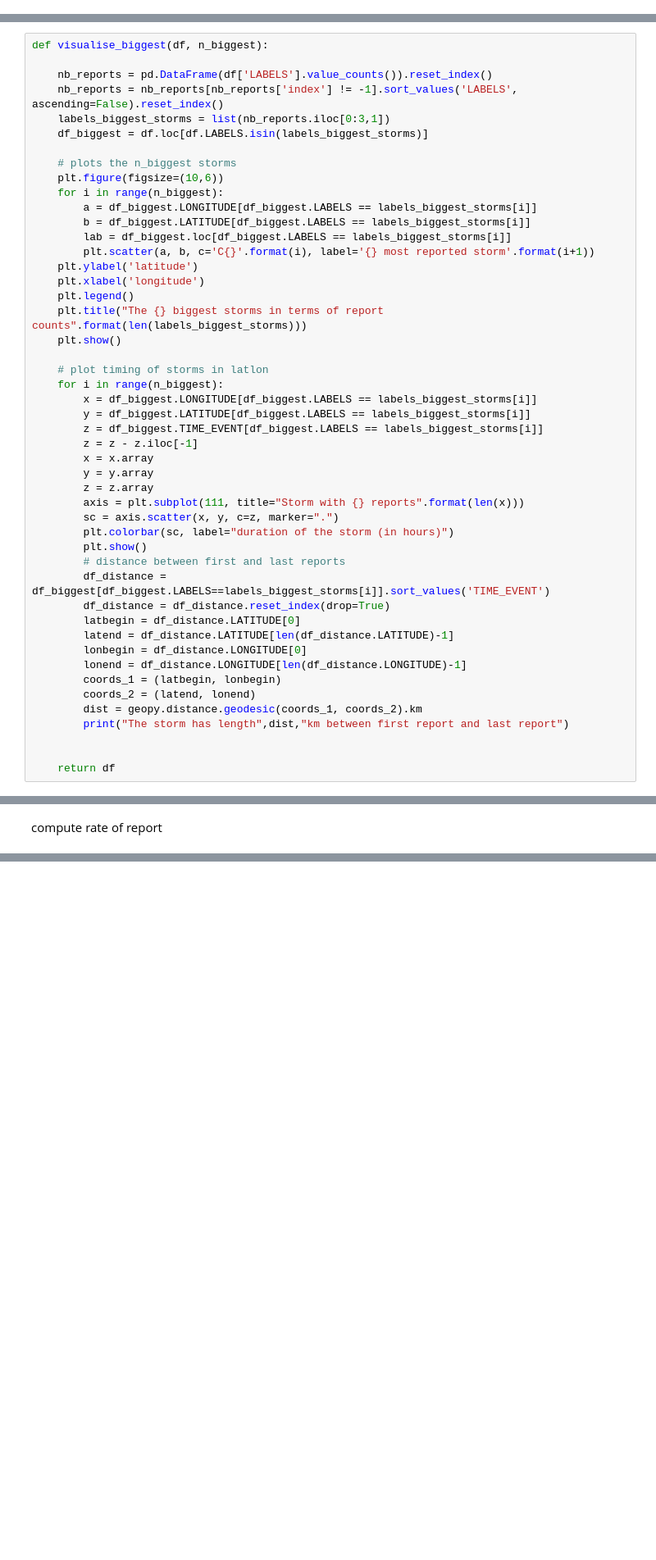
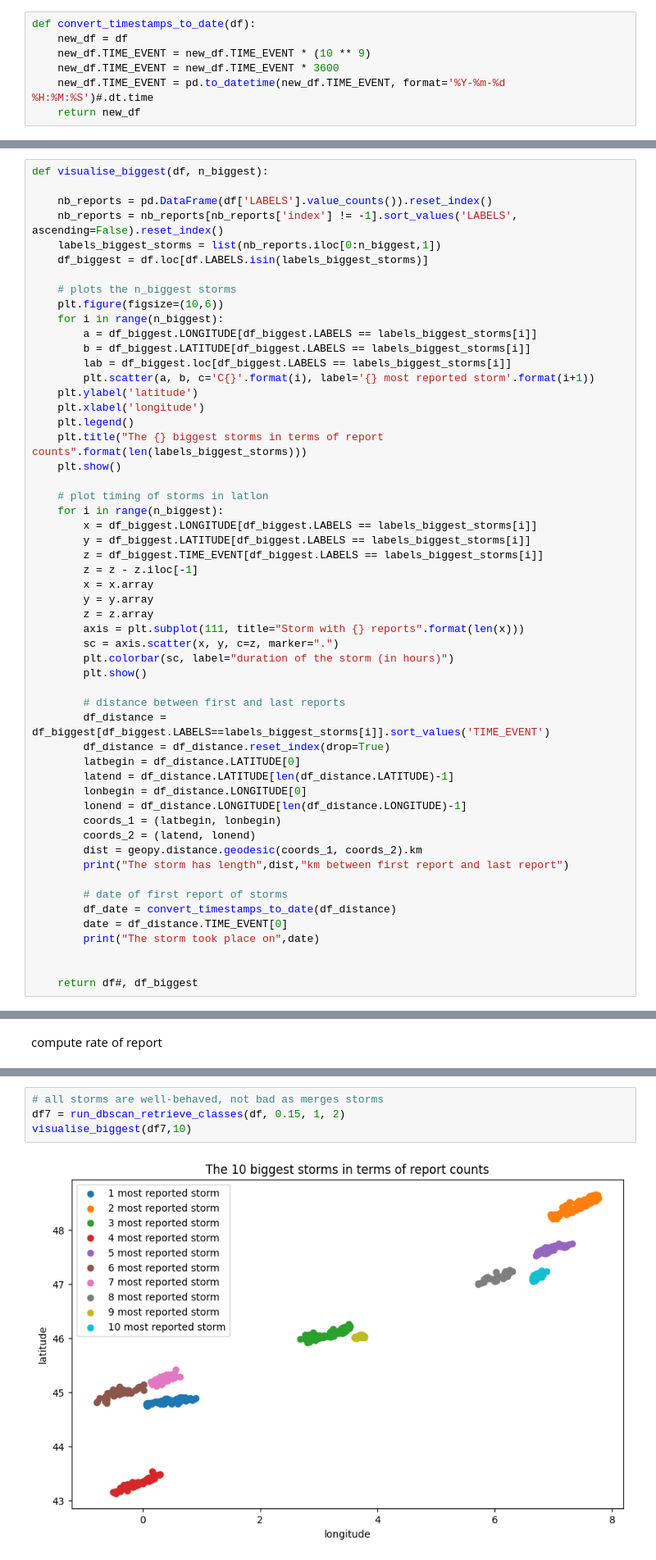
Before and after one commit to eliottmlg/Statapp-Hail-storm, a Jupyter notebook: parameters-evp.ipynb, the cells around one changed output, grey strips where cells are left out. Shown at 82% size. Saved outputs shown, nothing was run; the diff lists cells and outputs as text; blank space fills up the shorter version.

```diff
--- a/parameters-evp.ipynb
+++ b/parameters-evp.ipynb
@@ -51,6 +38,13 @@ def convert_time_to_timestamps(df):
     df.TIME_EVENT = df.TIME_EVENT / (10 ** 9) # in seconds
     df.TIME_EVENT = df.TIME_EVENT / 3600 # in hours
     return df
+# %%
+def convert_timestamps_to_date(df):
+    new_df = df
+    new_df.TIME_EVENT = new_df.TIME_EVENT * (10 ** 9)
+    new_df.TIME_EVENT = new_df.TIME_EVENT * 3600
+    new_df.TIME_EVENT = pd.to_datetime(new_df.TIME_EVENT, format='%Y-%m-%d %H:%M:%S')#.dt.time
+    return new_df
 # %%
 def getting_ready(df, country, year_since):
     df = convert_time_to_timestamps(df)
@@ -73,7 +67,7 @@ def visualise_biggest(df, n_biggest):
 
     nb_reports = pd.DataFrame(df['LABELS'].value_counts()).reset_index()
     nb_reports = nb_reports[nb_reports['index'] != -1].sort_values('LABELS', ascending=False).reset_index()
-    labels_biggest_storms = list(nb_reports.iloc[0:3,1])
+    labels_biggest_storms = list(nb_reports.iloc[0:n_biggest,1])
     df_biggest = df.loc[df.LABELS.isin(labels_biggest_storms)]
 
     # plots the n_biggest storms
@@ -102,6 +96,7 @@ def visualise_biggest(df, n_biggest):
         sc = axis.scatter(x, y, c=z, marker=".")
         plt.colorbar(sc, label="duration of the storm (in hours)")
         plt.show()
+
         # distance between first and last reports
         df_distance = df_biggest[df_biggest.LABELS==labels_biggest_storms[i]].sort_values('TIME_EVENT')
         df_distance = df_distance.reset_index(drop=True)
@@ -114,5 +109,10 @@ def visualise_biggest(df, n_biggest):
         dist = geopy.distance.geodesic(coords_1, coords_2).km
         print("The storm has length",dist,"km between first report and last report")
 
+        # date of first report of storms
+        df_date = convert_timestamps_to_date(df_distance)
+        date = df_distance.TIME_EVENT[0]
+        print("The storm took place on",date)
 
-    return df
+
+    return df#, df_biggest
@@ -239,0 +537,6 @@ compute rate of report
+# %%
+# all storms are well-behaved, not bad as merges storms
+df7 = run_dbscan_retrieve_classes(df, 0.15, 1, 2)
+visualise_biggest(df7,10)
+# %% [output]
+[figure, added]
```
Also changed, not shown: parts of 98 cells of this notebook.
